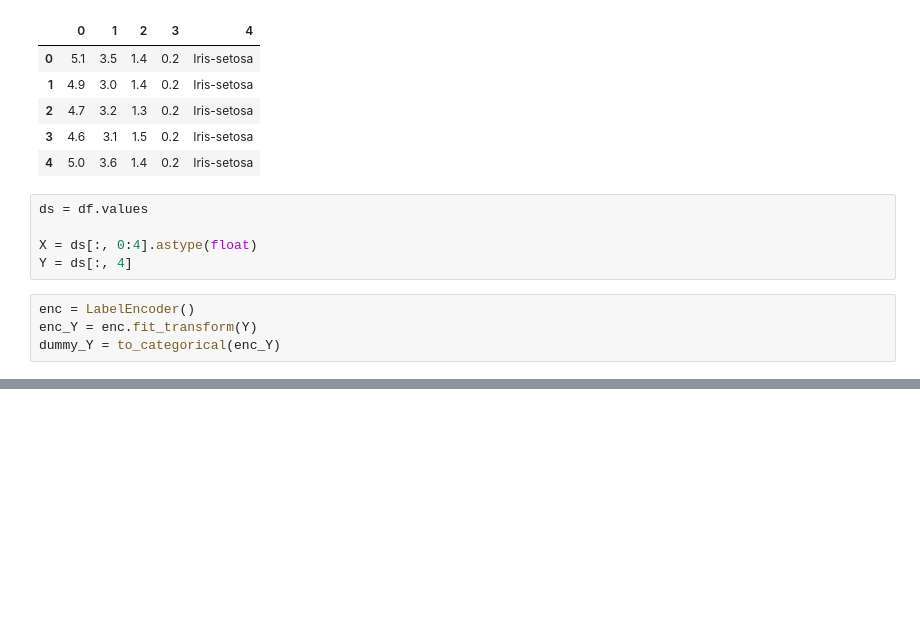
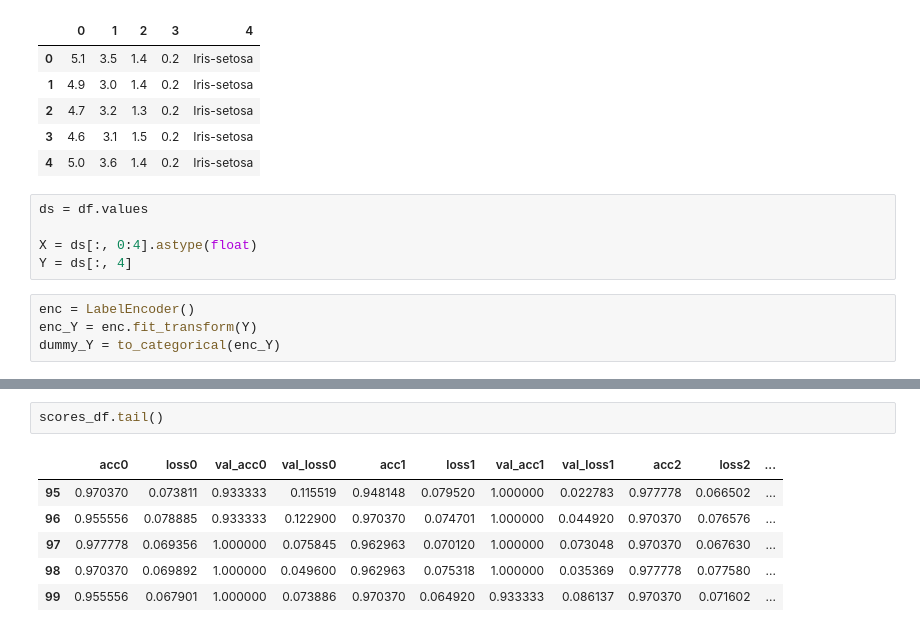
Before and after one commit to alexbrill/tf-train, a Jupyter notebook: iris.ipynb, the cells around one changed output, grey strips where cells are left out. Cells and saved outputs as stored; diff of their text form; blank space fills up the shorter version.

```diff
--- a/iris.ipynb
+++ b/iris.ipynb
@@ -74,0 +105,9 @@ acc: 0.9481481313705444, loss: 0.24606043100357056
+# %%
+scores_df.tail()
+# %% [output]
+|  | acc0 | loss0 | val_acc0 | val_loss0 | acc1 | loss1 | val_acc1 | val_loss1 | acc2 | loss2 | ... |
+| 95 | 0.970370 | 0.073811 | 0.933333 | 0.115519 | 0.948148 | 0.079520 | 1.000000 | 0.022783 | 0.977778 | 0.066502 | ... |
+| 96 | 0.955556 | 0.078885 | 0.933333 | 0.122900 | 0.970370 | 0.074701 | 1.000000 | 0.044920 | 0.970370 | 0.076576 | ... |
+| 97 | 0.977778 | 0.069356 | 1.000000 | 0.075845 | 0.962963 | 0.070120 | 1.000000 | 0.073048 | 0.970370 | 0.067630 | ... |
+| 98 | 0.970370 | 0.069892 | 1.000000 | 0.049600 | 0.962963 | 0.075318 | 1.000000 | 0.035369 | 0.977778 | 0.077580 | ... |
+| 99 | 0.955556 | 0.067901 | 1.000000 | 0.073886 | 0.970370 | 0.064920 | 0.933333 | 0.086137 | 0.970370 | 0.071602 | ... |
```
Also changed, not shown: parts of 16 cells of this notebook.
